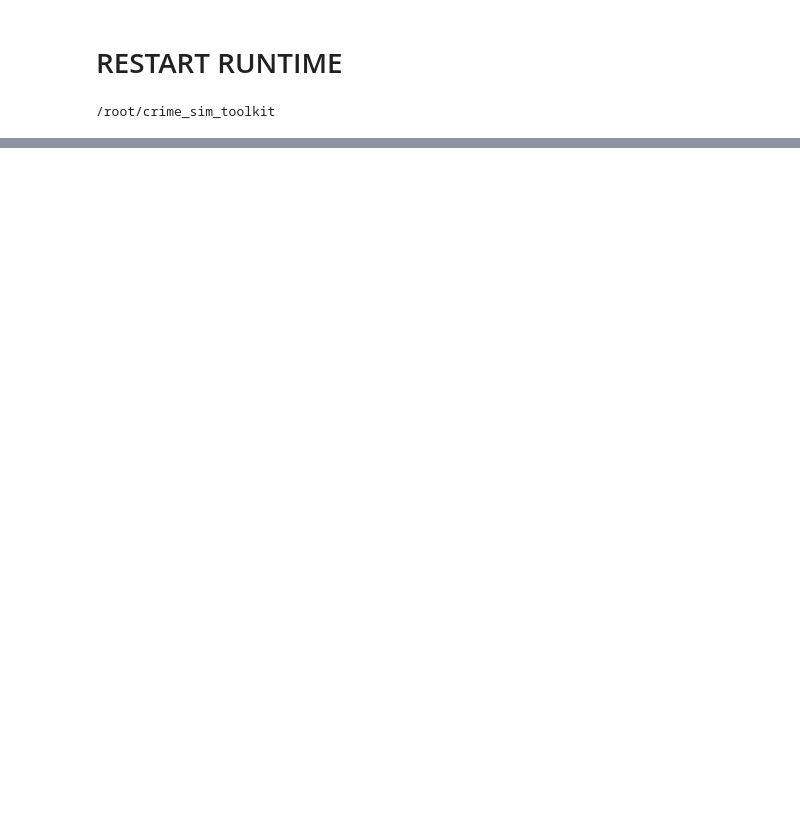
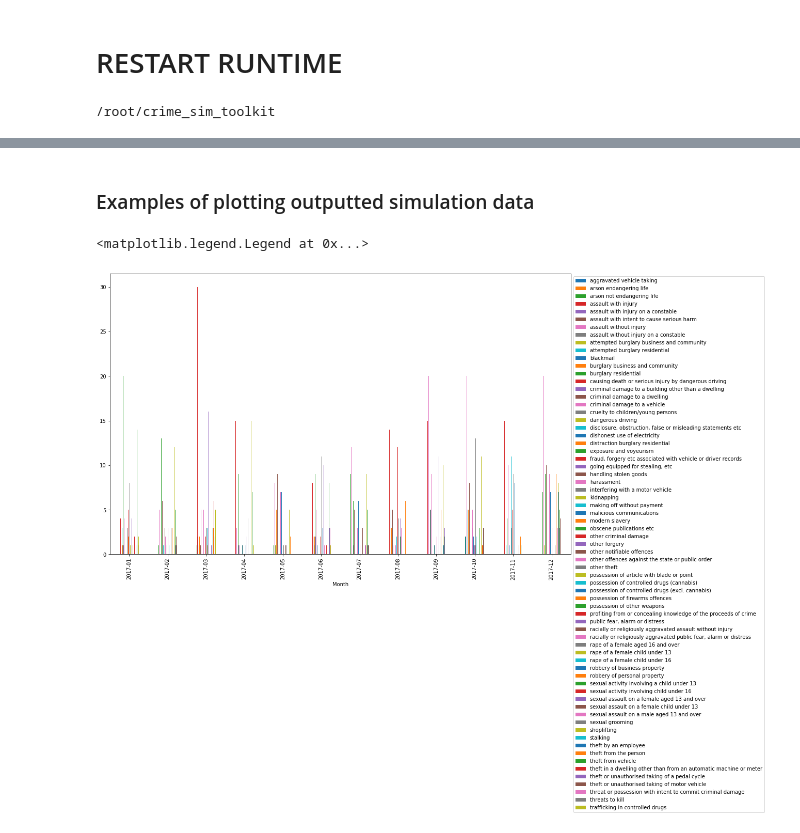
Before and after one commit to Sparrow0hawk/crime_sim_toolkit, a Jupyter notebook: examples/crime_sim_Microsimulator_example.ipynb, the cells around one changed output, grey strips where cells are left out. Drawn from its saved outputs; the diff is of its cells as text; code cells hidden in the pictures; blank space fills up the shorter version.

```diff
--- a/examples/crime_sim_Microsimulator_example.ipynb
+++ b/examples/crime_sim_Microsimulator_example.ipynb
@@ -76,0 +69,17 @@ simulation_0.crime_data.head()
+# %%
+# specifing the directory path to where the test data is for this example
+data_dir = '/root/crime_sim_toolkit/crime_sim_toolkit/tests/'
+# %%
+simulation_0.load_data(
+                       # we specify the seed year, this is the year from which crime probabilities are determined
+                       seed_year = 2017,
+                       # a string to the directory where your police data is (police data explained above)
+                       police_data_dir = os.path.join(data_dir,'testing_data/test_microsim/sample_vic_data_WY2017.csv'),
+                       # a string to the directory where the population for the seed year is
+                       # this is a synthetic population generated using SPENSER
+                       seed_pop_dir = os.path.join(data_dir,'testing_data/test_microsim/sample_seed_pop.csv'),
+                       # the demographic columns for the seed synthetic population
+                       spenser_demographic_cols = ['DC1117EW_C_SEX','DC1117EW_C_AGE','DC2101EW_C_ETHPUK11'],
+                       # the columns that correspond to the demographic data in the police data
+                       police_demographic_cols = ['sex','age','ethnicity']
+                       )
@@ -76,0 +109,8 @@ simulation_0.crime_data.head()
+# %%
+simulation_0.load_future_pop(
+                             # the directory to where synthetic populations are
+                             synthetic_population_dir=os.path.join(data_dir, 'testing_data/test_microsim/test_future_pop'),
+                             # which years population the user wishes to load
+                             year=2019,
+                             # the demographic columns within the dataset
+                             demographic_cols=['DC1117EW_C_SEX','DC1117EW_C_AGE','DC2101EW_C_ETHPUK11'])
@@ -76,0 +138,2 @@ simulation_0.crime_data.head()
+# %%
+simulation_0.run_simulation()
@@ -76,0 +151,10 @@ simulation_0.crime_data.head()
+# %% [markdown]
+### Examples of plotting outputted simulation data
+# %%
+import matplotlib.pyplot as plt
+simulation_0.simulation_run.groupby('Month')['crime'].value_counts().unstack().plot.bar(figsize=(16,10))
+
+plt.legend(bbox_to_anchor=(1,1.0))
+# %% [output]
+<matplotlib.legend.Legend at 0x...>
+[figure, added]
```
Also changed, not shown: parts of 20 cells of this notebook.
